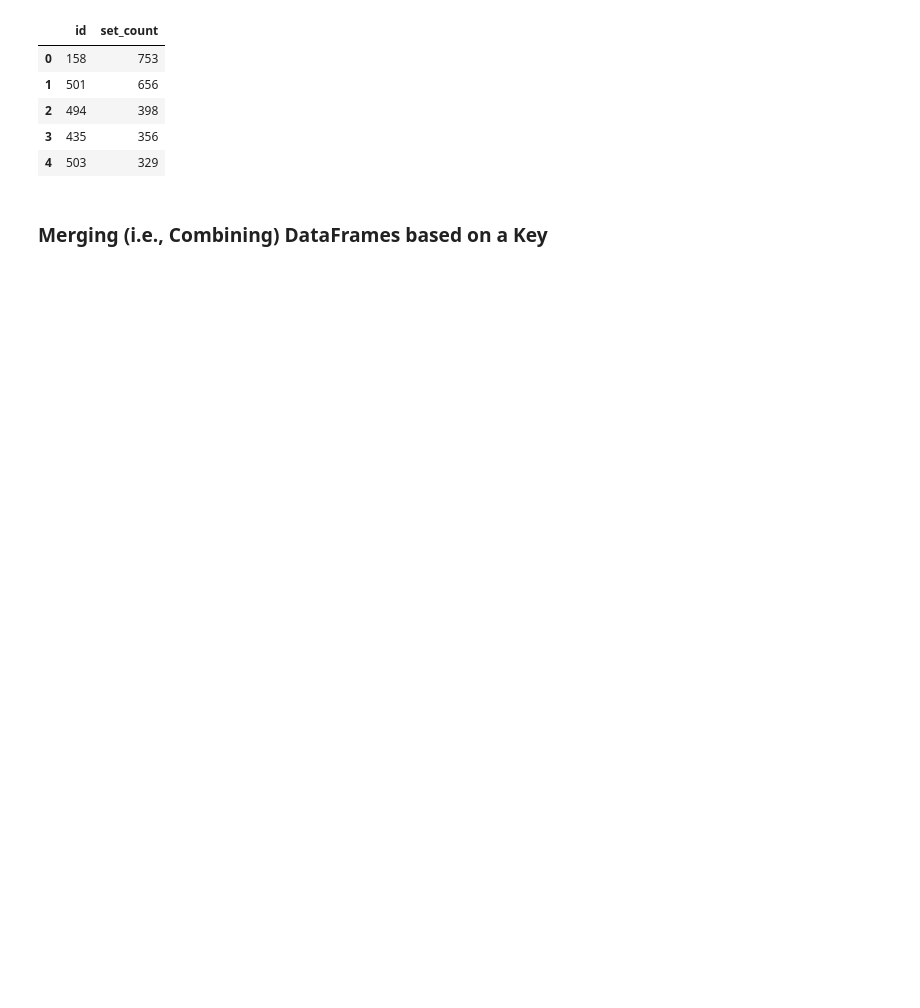
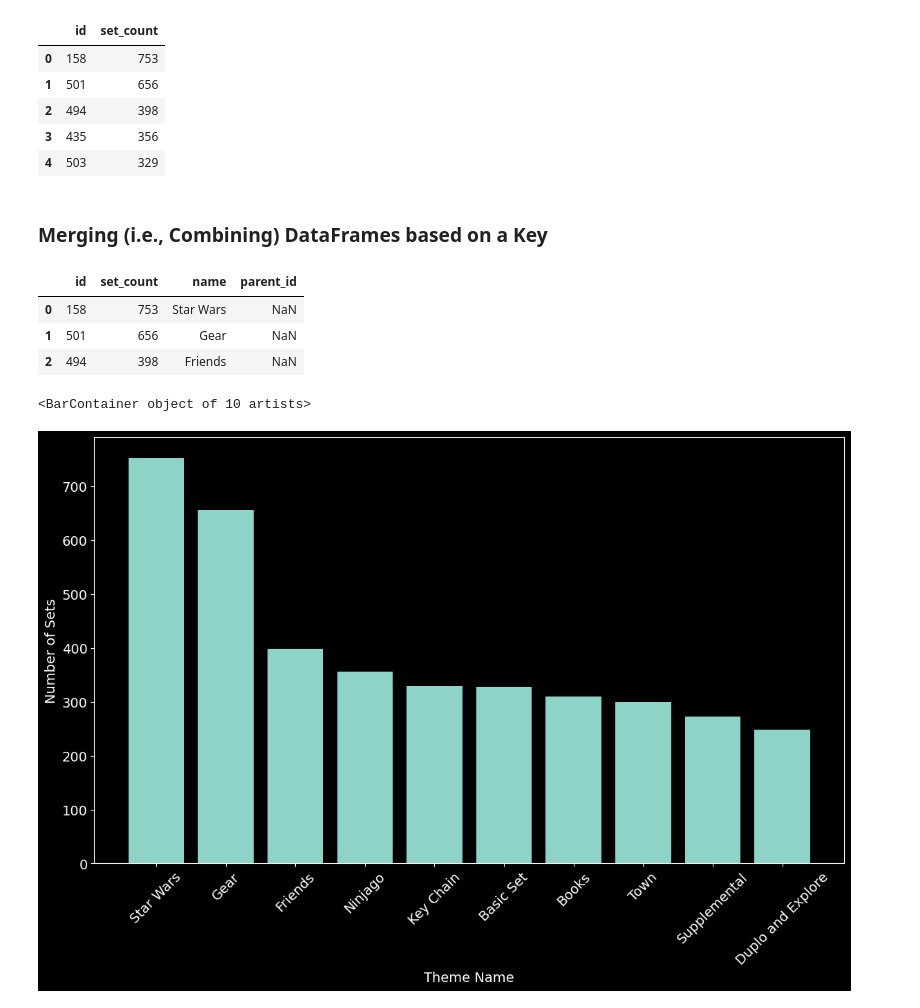
Before and after one commit to tbk81/100-DAYS-OF-CODE-PY, a Jupyter notebook: 74-lego-pieces/Lego_Analysis.ipynb, the cells around one changed output. Cells and saved outputs as stored; diff of their text form; code cells hidden in the pictures; blank space fills up the shorter version.

```diff
--- a/74-lego-pieces/Lego_Analysis.ipynb
+++ b/74-lego-pieces/Lego_Analysis.ipynb
@@ -241,3 +241,6 @@ Name: count, dtype: int64
 The themes.csv file has the actual theme names. The sets .csv has <code>theme_ids</code> which link to the <code>id</code> column in the themes.csv.
 # %% [markdown]
 **Challenge**: Explore the themes.csv. How is it structured? Search for the name 'Star Wars'. How many <code>id</code>s correspond to this name in the themes.csv? Now use these <code>id</code>s and find the corresponding the sets in the sets.csv (Hint: you'll need to look for matches in the <code>theme_id</code> column)
+# %%
+themes = pd.read_csv('data/themes.csv')
+themes.head()
@@ -255,3 +281,22 @@ set_theme_count.head()
 | 4 | 503 | 329 |
 # %% [markdown]
 ### Merging (i.e., Combining) DataFrames based on a Key
+# %%
+merged_df = pd.merge(set_theme_count, themes, on='id')
+merged_df[:3]
+# %% [output]
+|  | id | set_count | name | parent_id |
+| 0 | 158 | 753 | Star Wars | NaN |
+| 1 | 501 | 656 | Gear | NaN |
+| 2 | 494 | 398 | Friends | NaN |
+# %%
+plt.figure(figsize=(14,8))
+plt.xticks(fontsize=14, rotation=45)
+plt.yticks(fontsize=14)
+plt.ylabel('Number of Sets', fontsize=14)
+plt.xlabel('Theme Name', fontsize=14)
+
+plt.bar(merged_df.name[:10], merged_df.set_count[:10])
+# %% [output]
+<BarContainer object of 10 artists>
+[figure, added]
```
Also changed, not shown: parts of 3 cells of this notebook.
